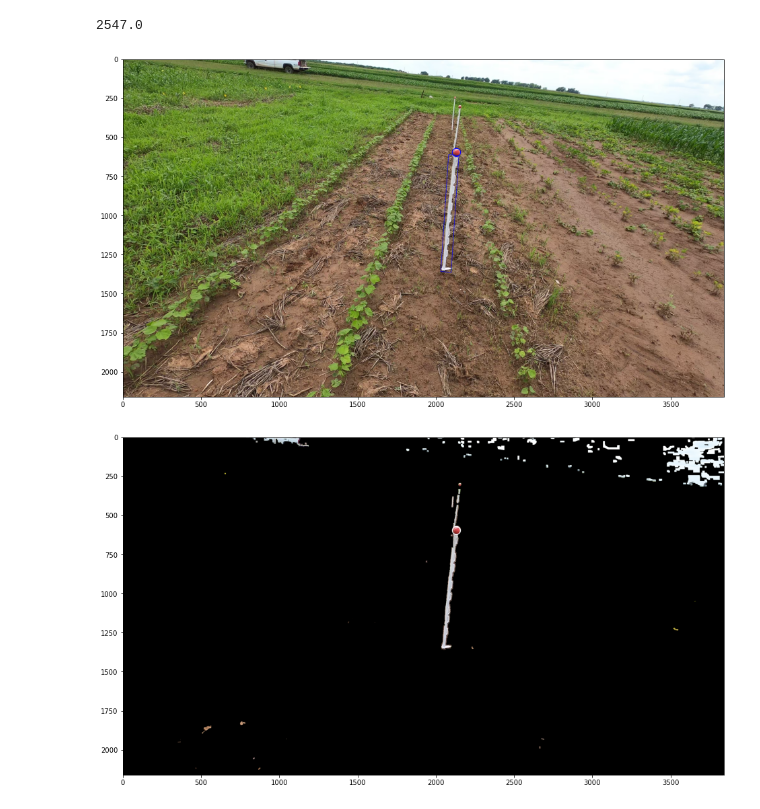
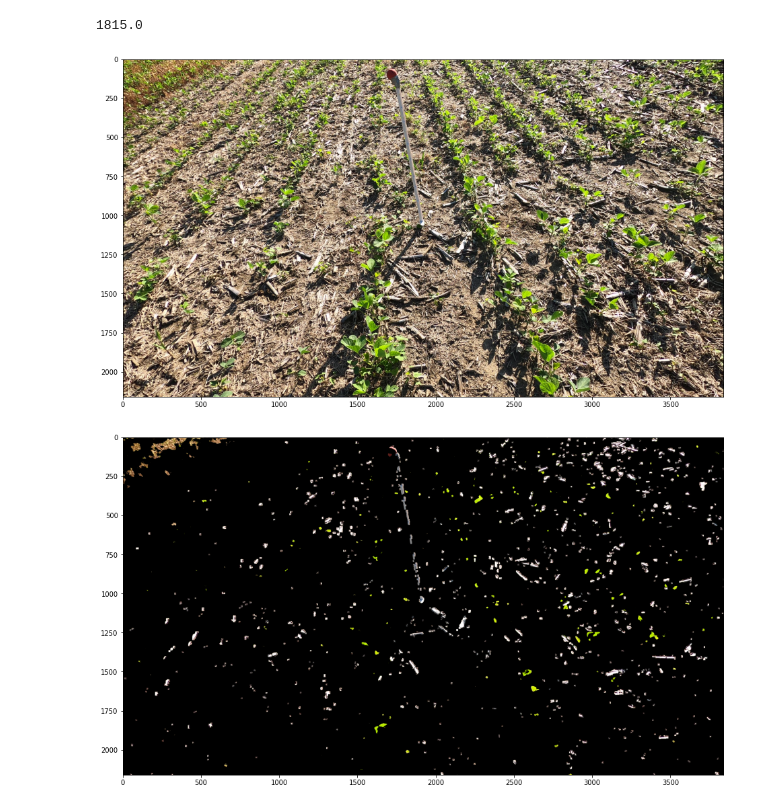
Before and after one commit to precision-sustainable-ag/Weeds3D-Biomass-Estimation, a Jupyter notebook: FindRedBalls.ipynb, the cells around one changed output. Cells and saved outputs as stored; diff of their text form; code cells hidden in the pictures.

```diff
--- a/FindRedBalls.ipynb
+++ b/FindRedBalls.ipynb
@@ -39,8 +39,9 @@ def connectBallAndPost(cnt, balls):
 
     return foundMatch
 # %%
-filepath = '.\\data\\TX-COTTON1-1-CALIB-COTTON1-GX010031.MP4'
+#filepath = '.\\data\\TX-COTTON1-1-CALIB-COTTON1-GX010031.MP4'
 #filepath = '.\\data\\Calib-test.MP4'
+filepath = '.\\data\\DE-C5D-1-CALIB-FIELD 7-GX010085.MP4'
 
 cap = cv2.VideoCapture(filepath)
 while not cap.isOpened():
@@ -57,7 +58,7 @@ empty = 0
 
 
 
-for i in range(250):
+for i in range(1):
     ret, frame = cap.read()
     if ret == True:
         count += 1
@@ -117,36 +118,36 @@ for cnt in contours:
         circle_fill = pix/circle_area
         if (circle_fill>=0.75):
             cv2.circle(frame,center,radius,(255,0,0),4)
             cv2.circle(ExRW_img,center,radius,(255,255,255),4)
             cv2.circle(whiteMask,center,radius,0,-1)
             circle_data.append((radius,center))
 
 ret,thresh = cv2.threshold(whiteMask,0,255,0)
 contours,hierarchy = cv2.findContours(thresh, 1, 2)
 box_data = []
 for cnt in contours:
     area = cv2.contourArea(cnt)
     if area > 2000:
         rect = cv2.minAreaRect(cnt)
         box = cv2.boxPoints(rect)
         box = np.int0(box)
         if connectBallAndPost(box, circle_data):
             cv2.drawContours(frame,[box],0,(255,0,0),2)
             #cv2.drawContours(ExRW_img,[box],0,(0,0,255),2)
             box_data.append(box)
 
 
 plt.figure(figsize=(16,16))
 plt.imshow(cv2.cvtColor(frame,cv2.COLOR_BGR2RGB))
 plt.show()
 
 plt.figure(figsize=(16,16))
 plt.imshow(cv2.cvtColor(ExRW_img,cv2.COLOR_BGR2RGB))
 plt.show()
 # %% [output]
-2547.0
+1815.0
-[figure, old version]
+[figure, new version]
-[figure, old version]
+[figure, new version]
 # %%
 clipped_ExW = whiteMask.copy()
 post_mask = np.zeros([np.shape(clipped_ExW)[0], np.shape(clipped_ExW)[1]], dtype=np.uint8)
```
Also changed, not shown: parts of 1 cell of this notebook, 2 other files.
